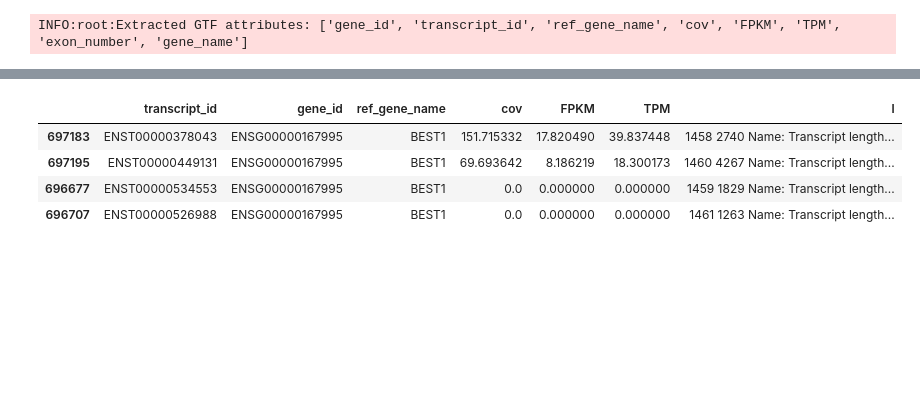
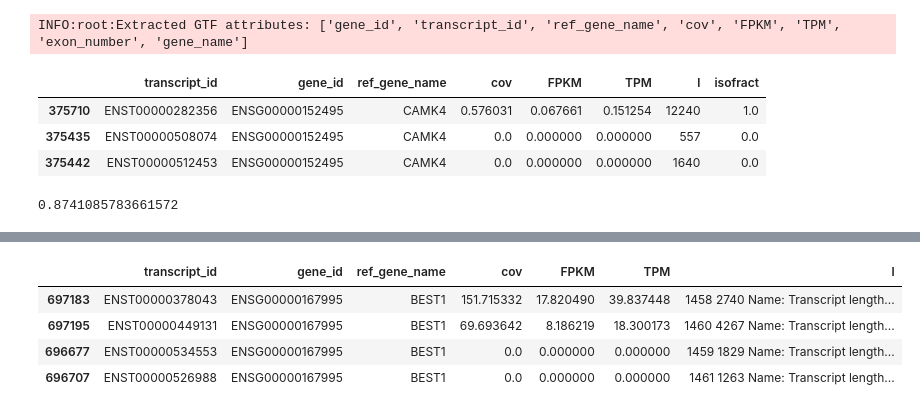
Before and after one commit to wollmanlab/seqfish_design, a Jupyter notebook: ca_celltype_v2/ca_genes_2.0.ipynb, the cells around one changed output, grey strips where cells are left out. Saved outputs shown, nothing was run; the diff lists cells and outputs as text; code cells hidden in the pictures; blank space fills up the shorter version.

```diff
--- a/ca_celltype_v2/ca_genes_2.0.ipynb
+++ b/ca_celltype_v2/ca_genes_2.0.ipynb
@@ -49,6 +51,17 @@ stringtie_counts = stringtie_counts[stringtie_counts.transcript_id.isin(biomart[
 # tid_version_map = {i.split('.')[0]: i.split('.')[1] for i in stringtie_counts.transcript_id.values}
 # %% [output]
 INFO:root:Extracted GTF attributes: ['gene_id', 'transcript_id', 'ref_gene_name', 'cov', 'FPKM', 'TPM', 'exon_number', 'gene_name']
+# %%
+tdf
+# %% [output]
+|  | transcript_id | gene_id | ref_gene_name | cov | FPKM | TPM | l | isofract |
+| 375710 | ENST00000282356 | ENSG00000152495 | CAMK4 | 0.576031 | 0.067661 | 0.151254 | 12240 | 1.0 |
+| 375435 | ENST00000508074 | ENSG00000152495 | CAMK4 | 0.0 | 0.000000 | 0.000000 | 557 | 0.0 |
+| 375442 | ENST00000512453 | ENSG00000152495 | CAMK4 | 0.0 | 0.000000 | 0.000000 | 1640 | 0.0 |
+# %%
+best_iso.isofract
+# %% [output]
+0.8741085783661572
 # %%
 # Quality control that the gene name of transcripts is the
 # same since they were entered manually.
```
Also changed, not shown: parts of 9 cells of this notebook, 1 other file.
